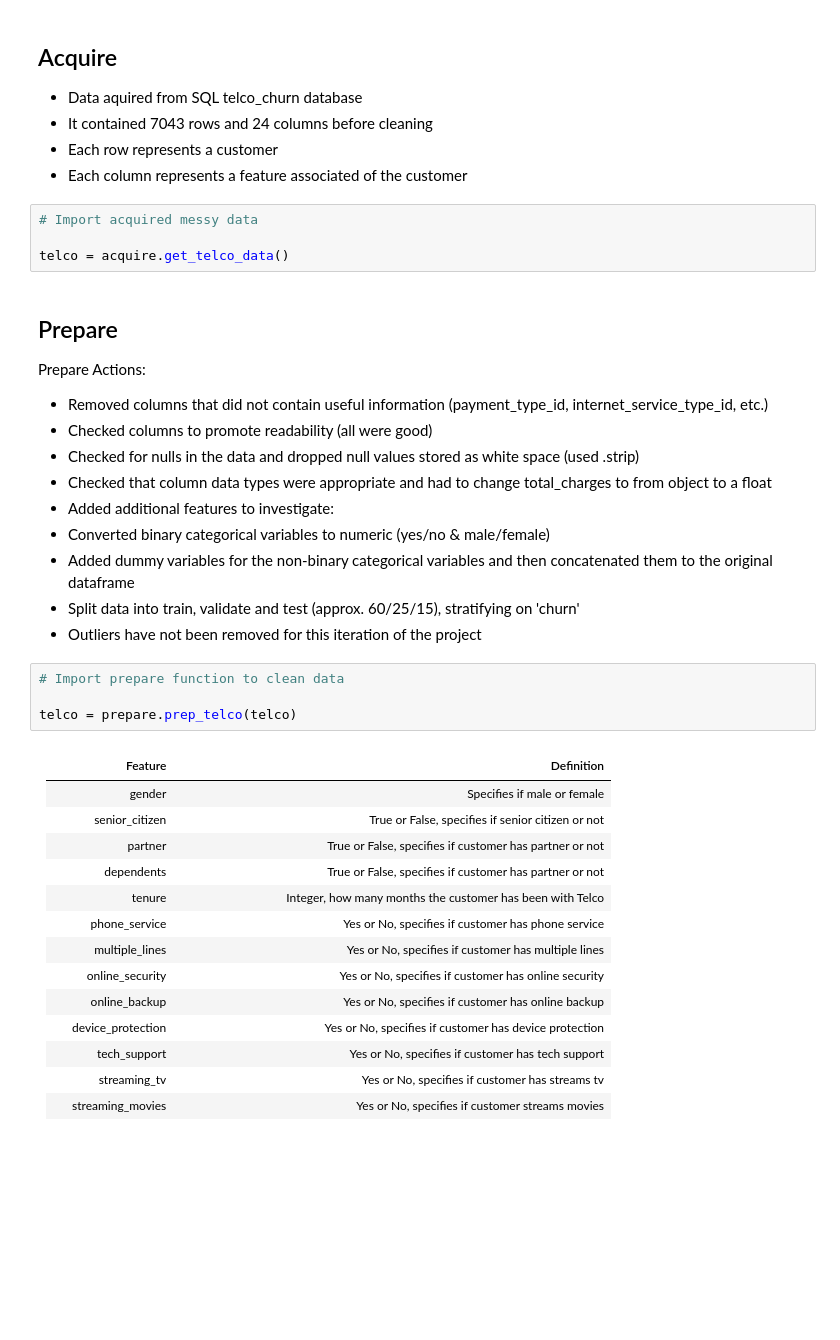
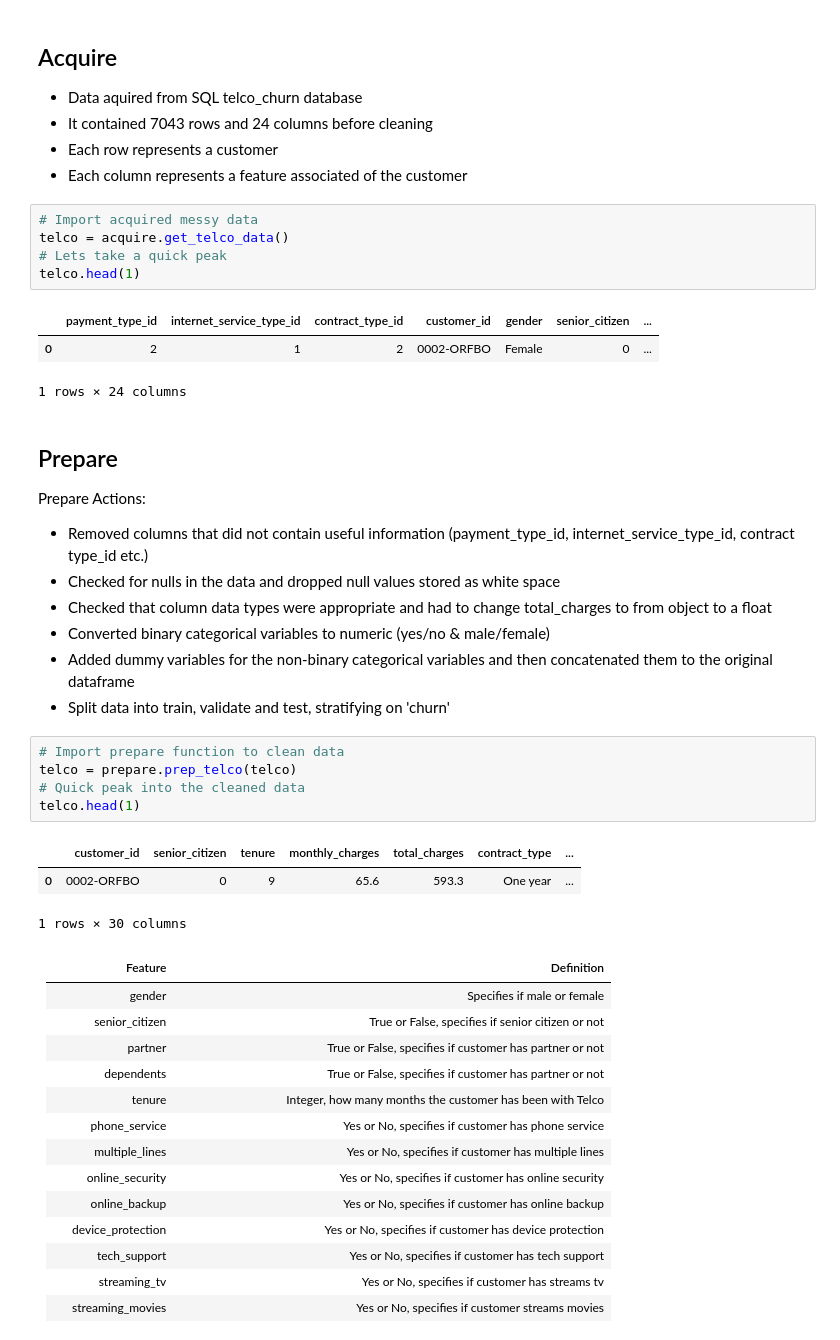
Before and after one commit to jorgellopez38/Telco_Churn, a Jupyter notebook: Final_Report.ipynb, the cells around one changed output. Cells and saved outputs as stored; diff of their text form; blank space fills up the shorter version.

```diff
--- a/Final_Report.ipynb
+++ b/Final_Report.ipynb
@@ -40,26 +41,33 @@ warnings.filterwarnings('ignore')
 * Each column represents a feature associated of the customer
 # %%
 # Import acquired messy data
-
 telco = acquire.get_telco_data()
+# Lets take a quick peak
+telco.head(1)
+# %% [output]
+|  | payment_type_id | internet_service_type_id | contract_type_id | customer_id | gender | senior_citizen | ... |
+| 0 | 2 | 1 | 2 | 0002-ORFBO | Female | 0 | ... |
+1 rows × 24 columns
 # %% [markdown]
 ## Prepare
 
 Prepare Actions:
 
-- Removed columns that did not contain useful information (payment_type_id, internet_service_type_id, etc.)
-- Checked columns to promote readability (all were good)
-- Checked for nulls in the data and dropped null values stored as white space (used .strip)
+- Removed columns that did not contain useful information (payment_type_id, internet_service_type_id, contract type_id etc.)
+- Checked for nulls in the data and dropped null values stored as white space
 - Checked that column data types were appropriate and had to change total_charges to from object to a float
-- Added additional features to investigate:
 - Converted binary categorical variables to numeric (yes/no & male/female)
 - Added dummy variables for the non-binary categorical variables and then concatenated them to the original dataframe
-- Split data into train, validate and test (approx. 60/25/15), stratifying on 'churn'
-- Outliers have not been removed for this iteration of the project
+- Split data into train, validate and test, stratifying on 'churn'
 # %%
 # Import prepare function to clean data
-
 telco = prepare.prep_telco(telco)
+# Quick peak into the cleaned data
+telco.head(1)
+# %% [output]
+|  | customer_id | senior_citizen | tenure | monthly_charges | total_charges | contract_type | ... |
+| 0 | 0002-ORFBO | 0 | 9 | 65.6 | 593.3 | One year | ... |
+1 rows × 30 columns
 # %% [markdown]
 | Feature | Definition |
 |:--------|:-----------|
```
Also changed, not shown: parts of 43 cells of this notebook.
